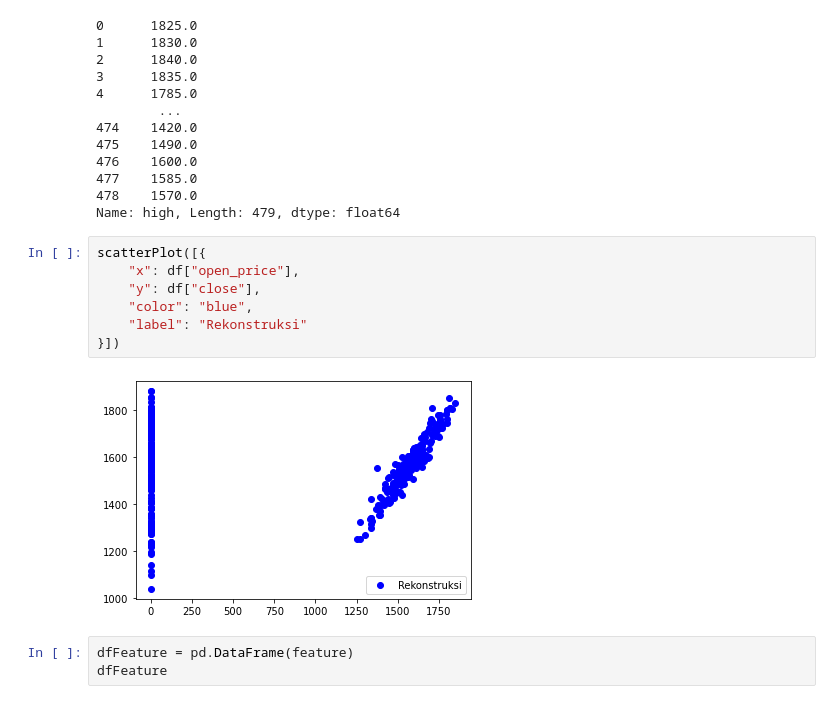
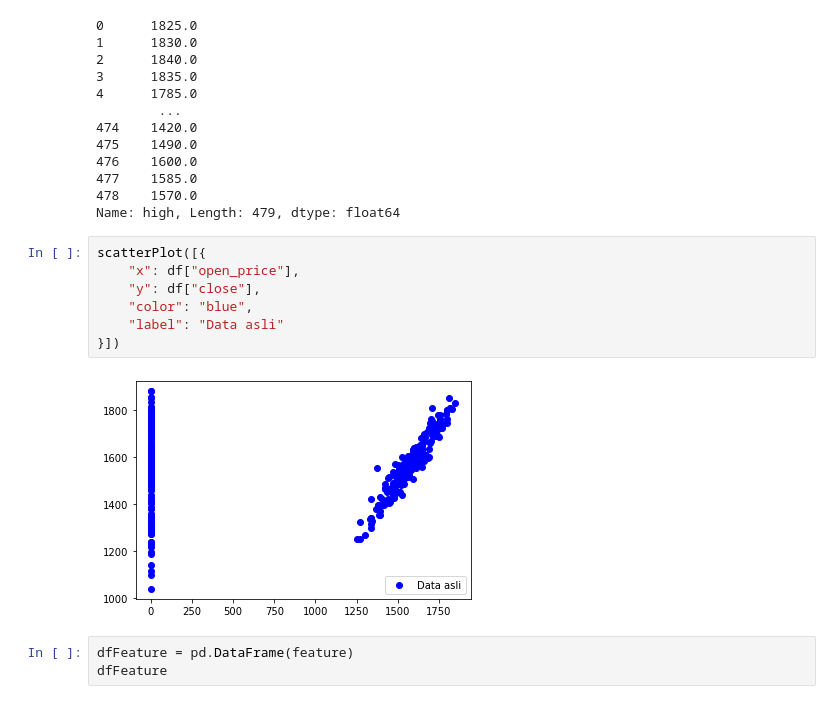
Before and after one commit to adib-enc/ppca, a Jupyter notebook: notebooks/ppca-stock.ipynb, the cells around one changed output. Drawn from its saved outputs; the diff is of its cells as text.

```diff
--- a/notebooks/ppca-stock.ipynb
+++ b/notebooks/ppca-stock.ipynb
@@ -255,12 +255,12 @@ Name: high, Length: 479, dtype: float64
 # %%
 scatterPlot([{
     "x": df["open_price"],
     "y": df["close"],
     "color": "blue",
-    "label": "Rekonstruksi"
+    "label": "Data asli"
 }])
 # %% [output]
-[figure, old version]
+[figure, new version]
 # %%
 dfFeature = pd.DataFrame(feature)
 dfFeature
```
